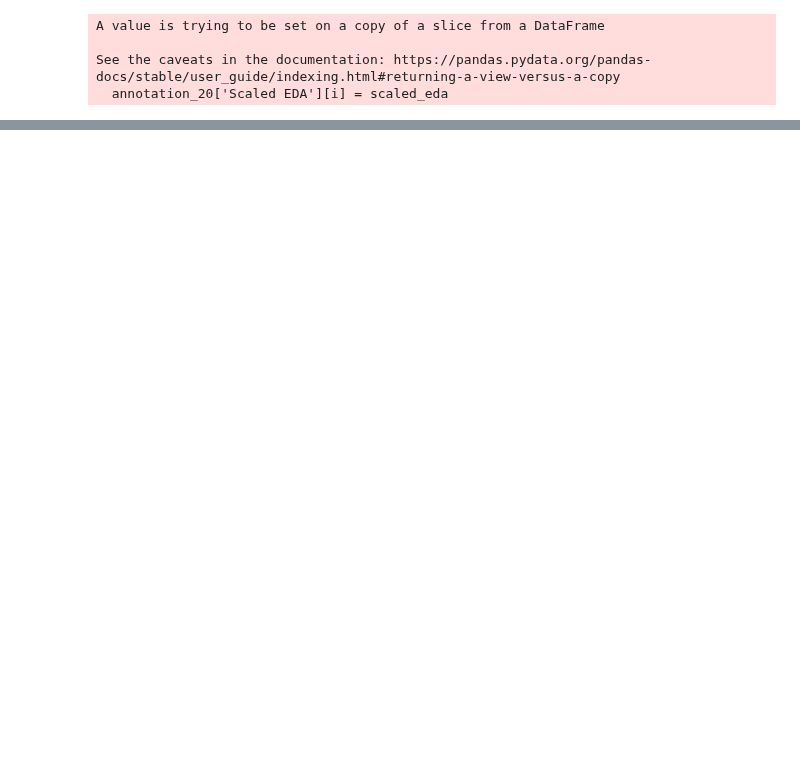
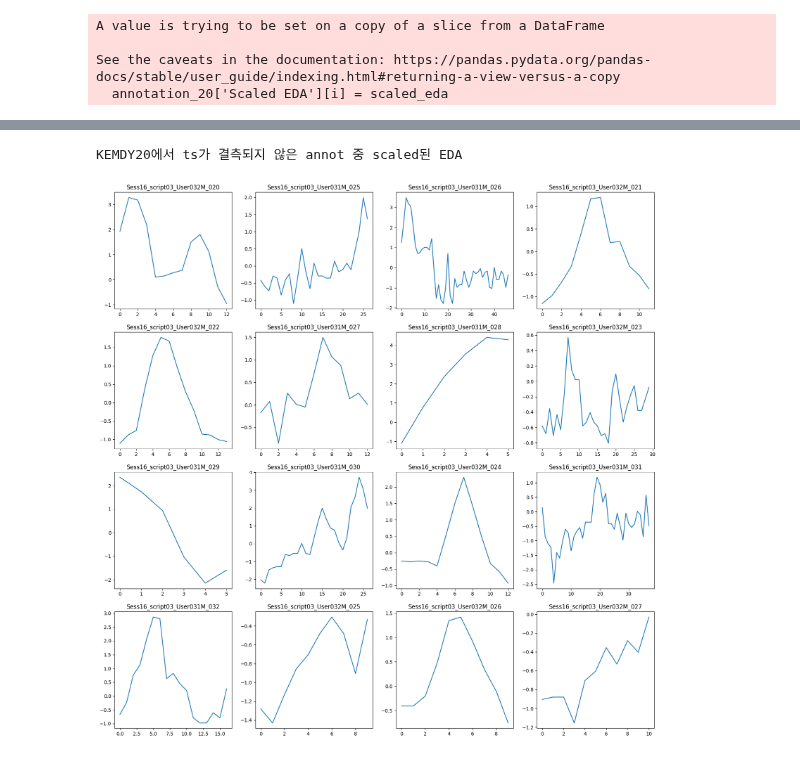
Before and after one commit to ARP-Lab/multi_modal, a Jupyter notebook: experimental/k_ts_preprocessing.ipynb, the cells around one changed output, grey strips where cells are left out. Saved outputs shown, nothing was run; the diff lists cells and outputs as text; code cells hidden in the pictures; blank space fills up the shorter version.

Commit message:
KEMDY20_embedding

```diff
--- a/experimental/k_ts_preprocessing.ipynb
+++ b/experimental/k_ts_preprocessing.ipynb
@@ -626,0 +393,24 @@ sns.jointplot(x = 'Valence', y='Arousal', data = annotation_20.iloc[single_targe
+# %%
+annotation_20_nonmissing = annotation_20_nonmissing.reset_index(drop=True)
+# %%
+import pickle
+
+with open('/home/arplab/project/paradeigma/multi_modal/model/data/paradeigma_ts_20.pkl', 'wb') as f:
+    pickle.dump(annotation_20_nonmissing, f, pickle.HIGHEST_PROTOCOL)
+# %%
+import pickle
+with open('/home/arplab/project/paradeigma/multi_modal/model/data/paradeigma_ts_20.pkl', 'rb') as f:
+    annotation_20_nonmissing = pickle.load(f)
+# %%
+target_index = annotation_20_nonmissing['Emotion'].value_counts().index
+print('KEMDY20의 감정 종류',target_index, sep = '\n\n')
+print('-'* 30)
+target_dict = {1 : 0, 2 : 0, 3 : 0, 4:0, 5:0, 6:0, 7:0}
+single_target_index = []
+for i, emotion in enumerate(annotation_20_nonmissing['Emotion']):
+    target_dict[emotion.count(';')+1] += 1
+    if emotion.count(';') == 0:
+        single_target_index.append(i)
+
+print('KEMDY20의 멀티 타겟의 개수')
+target_dict
@@ -626,0 +468,14 @@ sns.jointplot(x = 'Valence', y='Arousal', data = annotation_20.iloc[single_targe
+# %%
+print("KEMDY20에서 ts가 결측되지 않은 annot 중 scaled된 EDA")
+
+import matplotlib.pyplot as plt
+
+plt.figure(figsize=(20,20))
+for i in range(5000,5016):
+    plt.subplot(4,4,i+1-5000)
+    plt.title('{}'.format(annotation_20_nonmissing['Segment ID'][i]))
+    plt.plot(annotation_20_nonmissing['Scaled EDA'][i])
+plt.show()
+# %% [output]
+KEMDY20에서 ts가 결측되지 않은 annot 중 scaled된 EDA
+[figure, added]
```
Also changed, not shown: parts of 47 cells of this notebook, 5 other files.
